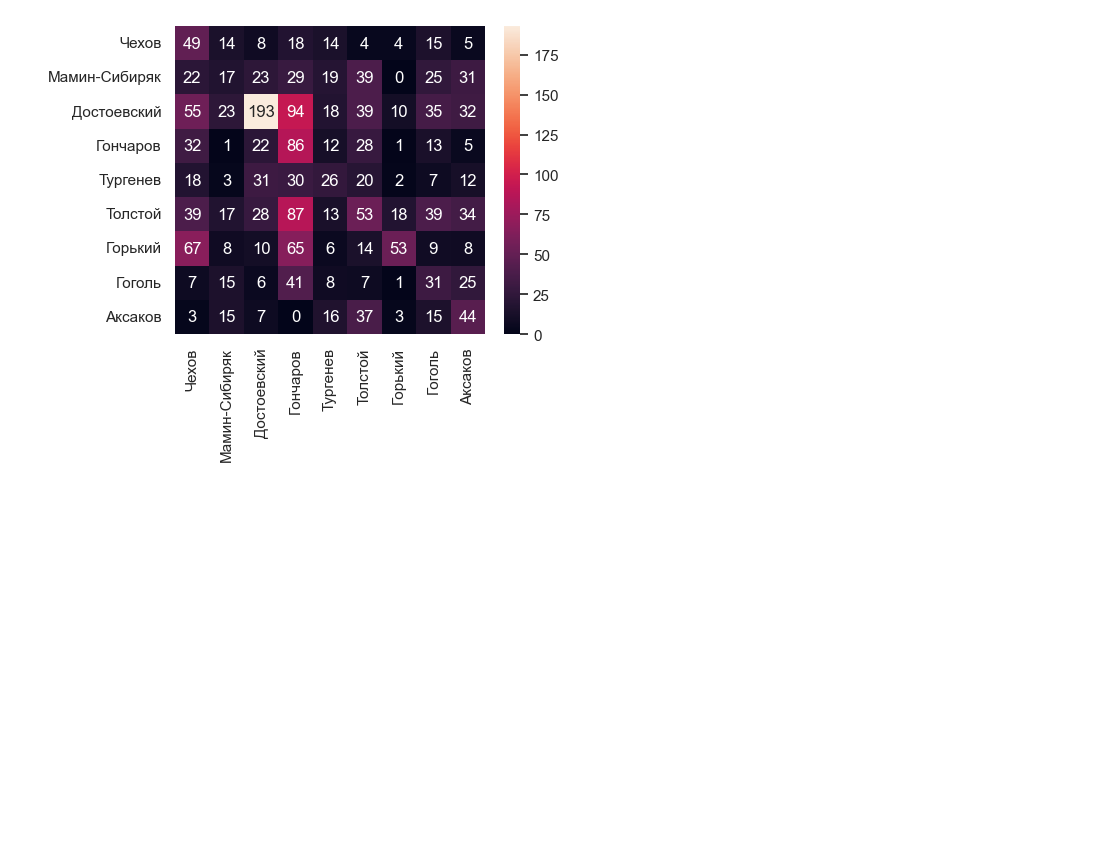
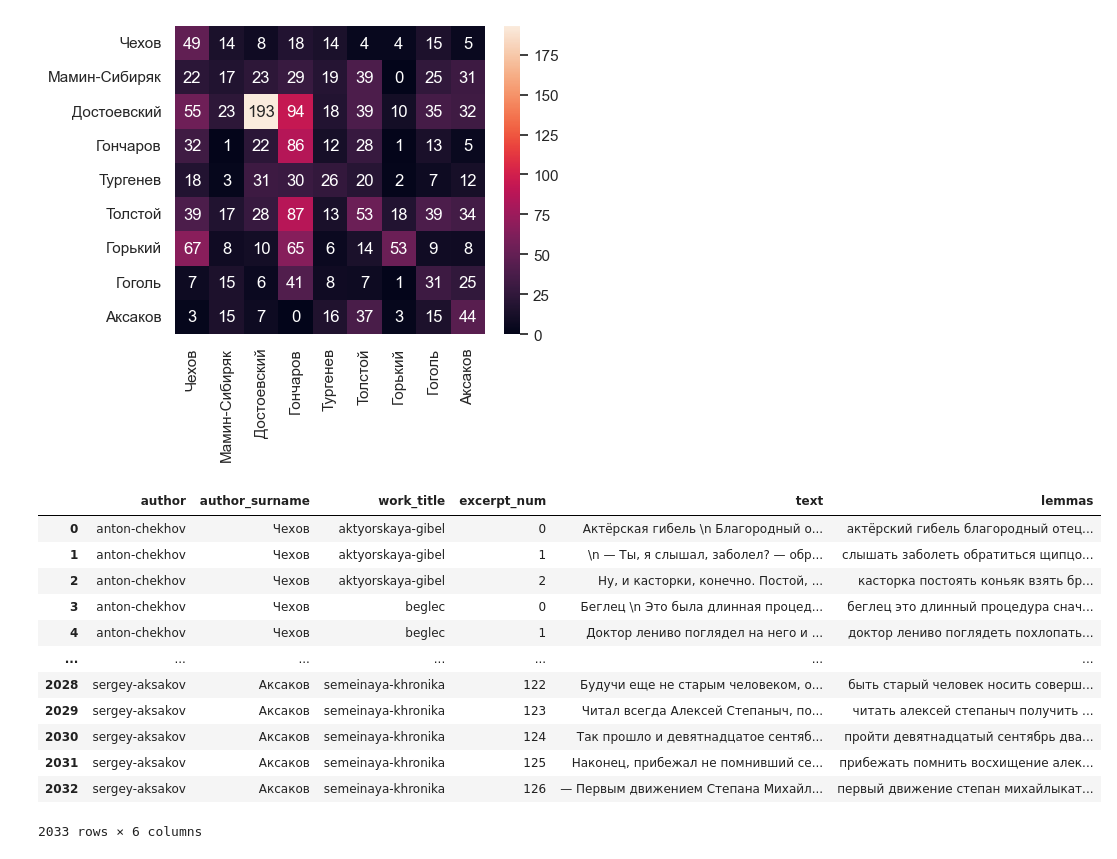
Before and after one commit to ksGrom/author_id, a Jupyter notebook: Чекпоинт №4/Pipeline_500_words.ipynb, the cells around one changed output. Cells and saved outputs as stored; diff of their text form; code cells hidden in the pictures; blank space fills up the shorter version.

```diff
--- a/Чекпоинт №4/Pipeline_500_words.ipynb
+++ b/Чекпоинт №4/Pipeline_500_words.ipynb
@@ -488,3 +603,19 @@ plt.title("")
 plt.show();
 # %% [output]
 [figure]
+# %%
+df_test
+# %% [output]
+|  | author | author_surname | work_title | excerpt_num | text | lemmas |
+| 0 | anton-chekhov | Чехов | aktyorskaya-gibel | 0 | Актёрская гибель \n Благородный о... | актёрский гибель благородный отец... |
+| 1 | anton-chekhov | Чехов | aktyorskaya-gibel | 1 | \n — Ты, я слышал, заболел? — обр... | слышать заболеть обратиться щипцо... |
+| 2 | anton-chekhov | Чехов | aktyorskaya-gibel | 2 | Ну, и касторки, конечно. Постой, ... | касторка постоять коньяк взять бр... |
+| 3 | anton-chekhov | Чехов | beglec | 0 | Беглец \n Это была длинная процед... | беглец это длинный процедура снач... |
+| 4 | anton-chekhov | Чехов | beglec | 1 | Доктор лениво поглядел на него и ... | доктор лениво поглядеть похлопать... |
+| ... | ... | ... | ... | ... | ... | ... |
+| 2028 | sergey-aksakov | Аксаков | semeinaya-khronika | 122 | Будучи еще не старым человеком, о... | быть старый человек носить соверш... |
+| 2029 | sergey-aksakov | Аксаков | semeinaya-khronika | 123 | Читал всегда Алексей Степаныч, по... | читать алексей степаныч получить ... |
+| 2030 | sergey-aksakov | Аксаков | semeinaya-khronika | 124 | Так прошло и девятнадцатое сентяб... | пройти девятнадцатый сентябрь два... |
+| 2031 | sergey-aksakov | Аксаков | semeinaya-khronika | 125 | Наконец, прибежал не помнивший се... | прибежать помнить восхищение алек... |
+| 2032 | sergey-aksakov | Аксаков | semeinaya-khronika | 126 | — Первым движением Степана Михайл... | первый движение степан михайлыкат... |
+2033 rows × 6 columns
```
Also changed, not shown: parts of 10 cells of this notebook.
